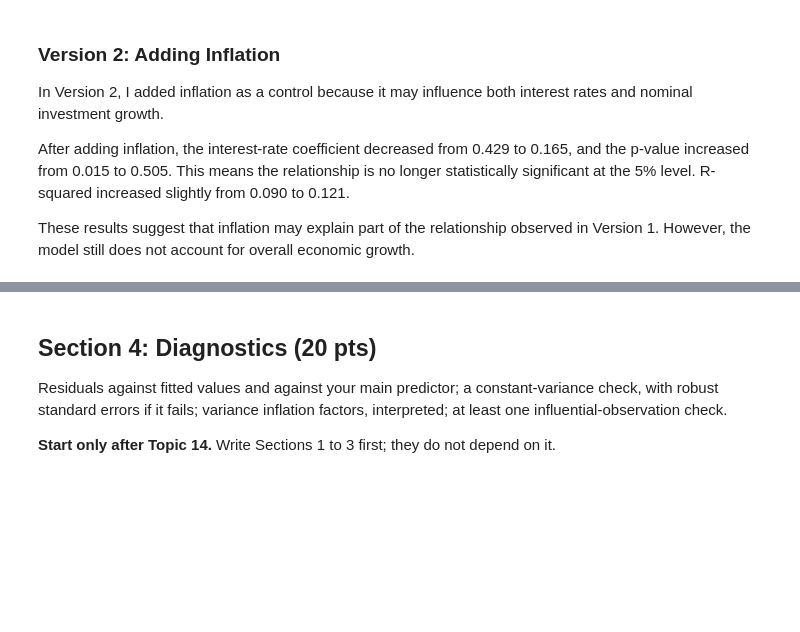
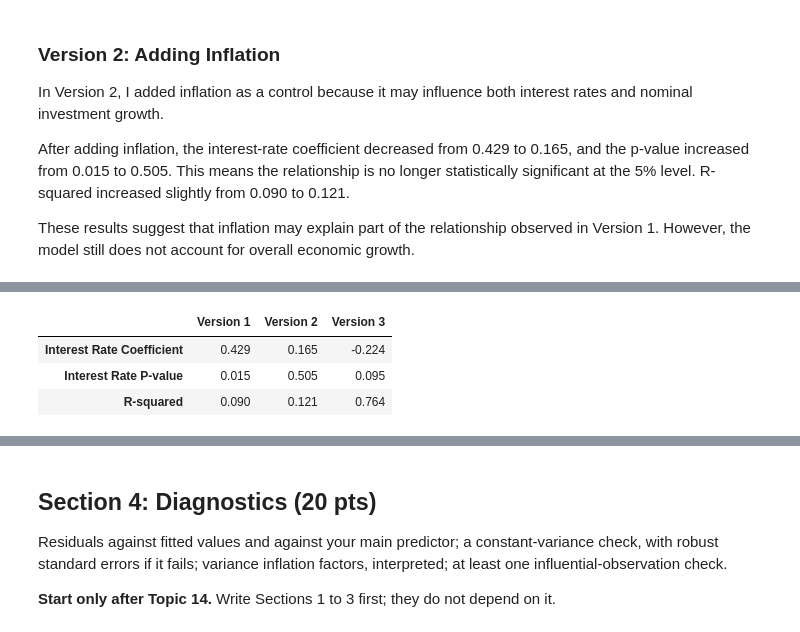
Before and after one commit to elliemeltzer/econ3916_MT1, a Jupyter notebook: midterm_EM.ipynb, the cells around one changed output, grey strips where cells are left out. Saved outputs shown, nothing was run; the diff lists cells and outputs as text; code cells hidden in the pictures; blank space fills up the shorter version.

```diff
--- a/midterm_EM.ipynb
+++ b/midterm_EM.ipynb
@@ -286,0 +314,30 @@ These results suggest that inflation may explain part of the relationship observ
+# %%
+# Compare all three model versions
+comparison = pd.DataFrame({
+    "Version 1": [
+        model_v1.params["interest_rate"],
+        model_v1.pvalues["interest_rate"],
+        model_v1.rsquared
+    ],
+    "Version 2": [
+        model_v2.params["interest_rate"],
+        model_v2.pvalues["interest_rate"],
+        model_v2.rsquared
+    ],
+    "Version 3": [
+        model_v3.params["interest_rate"],
+        model_v3.pvalues["interest_rate"],
+        model_v3.rsquared
+    ]
+}, index=[
+    "Interest Rate Coefficient",
+    "Interest Rate P-value",
+    "R-squared"
+])
+
+display(comparison.round(3))
+# %% [output]
+|  | Version 1 | Version 2 | Version 3 |
+| Interest Rate Coefficient | 0.429 | 0.165 | -0.224 |
+| Interest Rate P-value | 0.015 | 0.505 | 0.095 |
+| R-squared | 0.090 | 0.121 | 0.764 |
```
Also changed, not shown: parts of 2 cells of this notebook.
